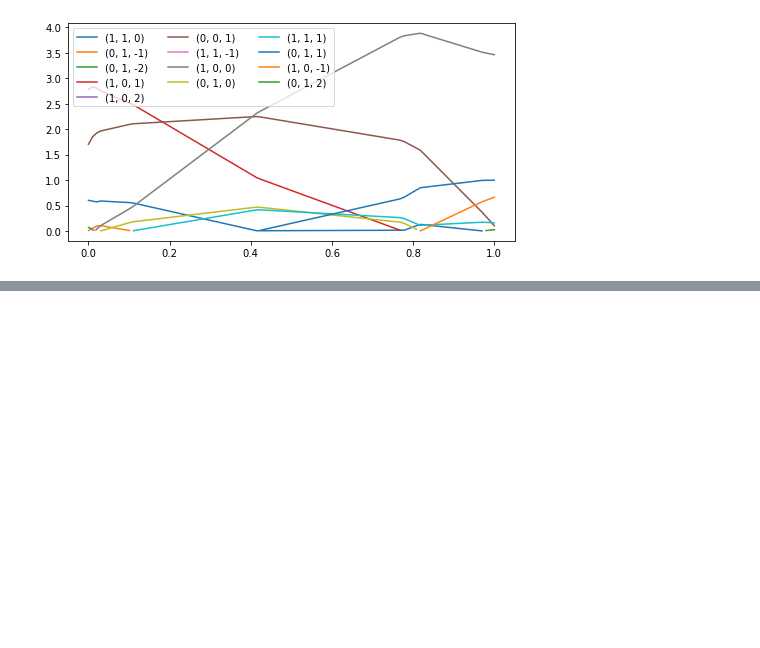
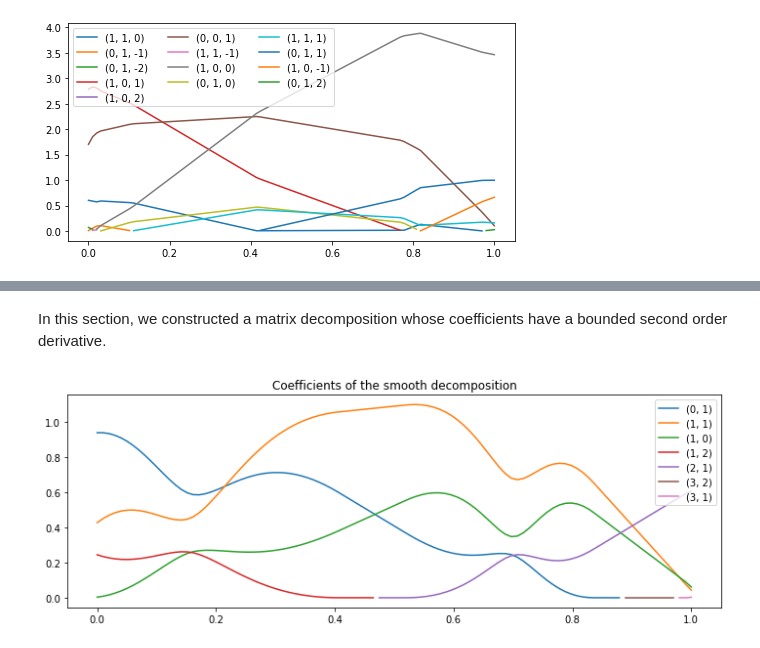
Before and after one commit to Mirebeau/AdaptiveGridDiscretizations, a Jupyter notebook: Notebooks_Algo/TensorSelling.ipynb, the cells around one changed output, grey strips where cells are left out. Saved outputs shown, nothing was run; the diff lists cells and outputs as text; code cells hidden in the pictures; blank space fills up the shorter version.

```diff
--- a/Notebooks_Algo/TensorSelling.ipynb
+++ b/Notebooks_Algo/TensorSelling.ipynb
@@ -570,0 +620,22 @@ savefig(fig,"Coefs_Sel3.pdf")
+# %%
+def sigmoid(x):
+    """-1 -> -1, 1 -> 1, constant outside, smooth inside"""
+    return np.where(x<=-1,-1,np.where(x>=1, 1, (3*x-x**3)/2))
+def sigmoid2(x):
+    """1/2 -> 0, 1 -> 1, constant outside, smooth inside"""
+    return (1+sigmoid(4*x-3))/2
+# %%
+def SmoothDecomposition(D):
+    """A smooth interpolation between Selling's decomposition,
+    and the one associated to a well chosen prereduced basis."""
+    b0,b1,b2 = np.moveaxis(Selling.ObtuseSuperbase(D),0,1)
+    ρ = np.array([-lp.dot_VAV(bi,D,bj) for (bi,bj) in ((b1,b2),(b2,b0),(b0,b1))])
+
+    # We want ρ0 to be the smallest
+    ai = np.argsort(ρ,axis=0)
+    ρ0,ρ1,ρ2 = np.take_along_axis(ρ,ai,axis=0)
+    b0,b1,b2 = np.take_along_axis(np.array([b0,b1,b2]),ai[:,None],axis=0)
+
+    # Interpolate between the two decompositions
+    σ = sigmoid2( ρ1*ρ2/(ρ0*ρ1+ρ1*ρ2+ρ2*ρ0) )
+    return (1-σ)*coefs_Selling(D,b0,b1,b2)+σ*coefs_prereduced(D,b1,b2), offsets_prereduced(b1,b2)
@@ -570,0 +659,9 @@ savefig(fig,"Coefs_Sel3.pdf")
+# %% [markdown]
+In this section, we constructed a matrix decomposition whose coefficients have a bounded second order derivative.
+# %%
+fig = plt.figure(figsize=(12,4)); plt.title("Coefficients of the smooth decomposition")
+decomp = Selling.GatherByOffset(t,*SmoothDecomposition(D2t))
+for offset,(time,coef) in decomp.items(): plt.plot(time,coef)
+plt.legend(decomp.keys());
+# %% [output]
+[figure, added]
```
Also changed, not shown: parts of 19 cells of this notebook, 5 other files.
